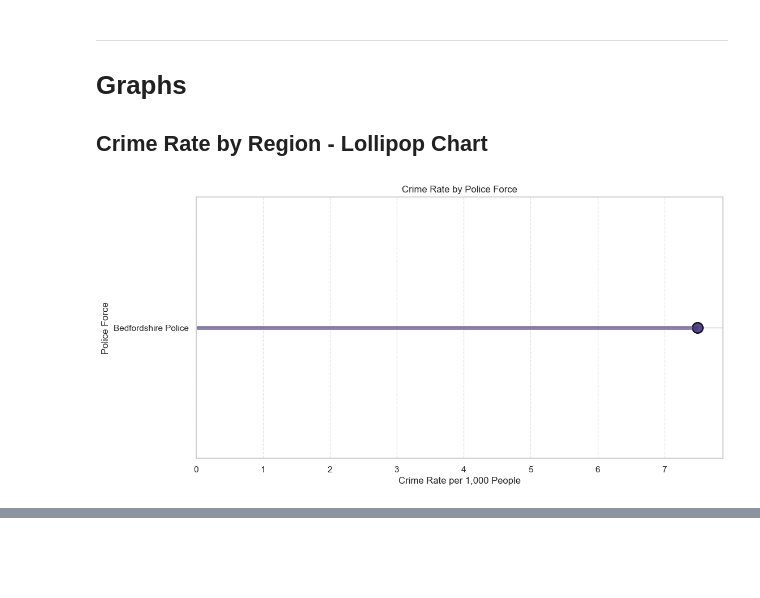
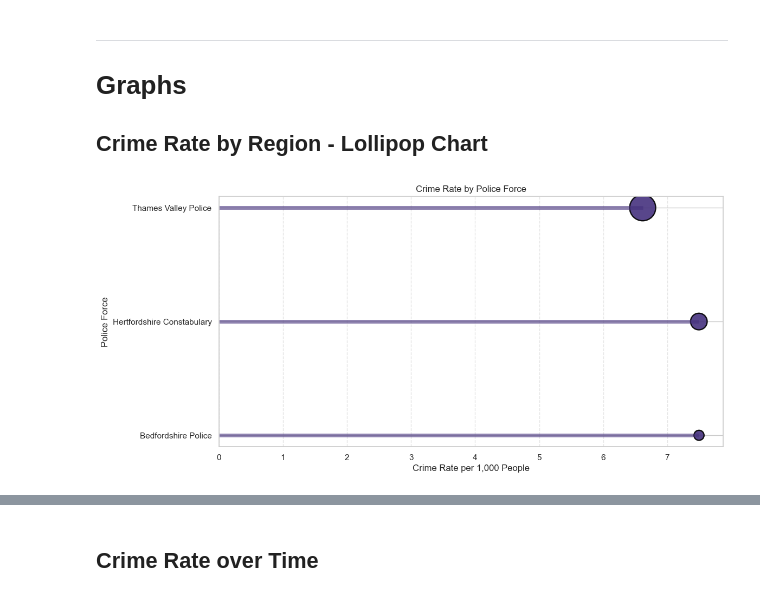
Before and after one commit to zharysc/app-development-Ben-Zharys, a Jupyter notebook: backend.ipynb, the cells around one changed output, grey strips where cells are left out. Saved outputs shown, nothing was run; the diff lists cells and outputs as text; code cells hidden in the pictures; blank space fills up the shorter version.

Commit message:
Added single police_forces input

```diff
--- a/backend.ipynb
+++ b/backend.ipynb
@@ -14,6 +14,8 @@ import mapbox_earcut as earcut
 from pathlib import Path
 import matplotlib.pyplot as plt
 import seaborn as sns
+# %%
+police_forces = ["bedfordshire", "hertfordshire", "thames-valley"]
 # %% [markdown]
 ## Get Police Force Table
 # %%
@@ -769,6 +746,29 @@ df_crimes = cleaning(df_crimes)
 
 theme = ["whitegrid", "viridis"]
 # %%
+
+def add_crime_rate_column(df):
+
+    """
+
+    A function to calculate crime rate by region.
+
+    Input: Dataframe with necessary columns for calculating crime rate by region.
+
+    Output: Dataframe with crime rate by region.
+
+    """
+
+
+
+    # Calculates crime rate per 1,000 people
+    df["crime_rate_per_1000"] = (df["crime_count"] / df["population"]) * 1000
+
+    # Returns dataframe
+    return df
+
+
+
 def get_columns_for_crime_rate_by_region(df_crimes, df_population, df_forces):
 
     """
@@ -793,27 +793,11 @@ def get_columns_for_crime_rate_by_region(df_crimes, df_population, df_forces):
     # Selects necessary columns
     df_result = df_merged_2[["police_force_name", "crime_count", "population"]]
 
+    # Adds crime rate column
+    df_result = add_crime_rate_column(df_result)
+
     # Returns dataframe
     return df_result
-
-
-def add_crime_rate_column(df):
-
-    """
-
-    A function to calculate crime rate by region.
-
-    Input: Dataframe with necessary columns for calculating crime rate by region.
-
-    Output: Dataframe with crime rate by region.
-
-    """
-
-    # Calculates crime rate per 1,000 people
-    df["crime_rate_per_1000"] = (df["crime_count"] / df["population"]) * 1000
-
-    # Returns dataframe
-    return df
 
 
 
@@ -866,32 +850,31 @@ def make_lollipop_chart(df, theme):
     plt.grid(axis="x", linestyle="--", alpha=0.5)
 
     plt.show()
 
 
 
 def crime_rate_by_region_info(df_crime_rate):
 
     """
 
     A function to display information about crime rate by region for the LLM.
 
     Input: Dataframe with crime rate by region.
 
     Output: String containing information about crime rate by region.
 
     """
 
     # Gets descriptive statistics
     info = df_crime_rate.to_string()
 
     # Returns information string
     return info
 
 
 df_crime_rate = get_columns_for_crime_rate_by_region(df_crimes, df_population, df_forces)
-df_crime_rate = add_crime_rate_column(df_crime_rate)
 
 make_lollipop_chart(df_crime_rate, theme)
 print(crime_rate_by_region_info(df_crime_rate))
 # %% [output]
-[figure, old version]
+[figure, new version]
@@ -899,0 +885,2 @@ print(crime_rate_by_region_info(df_crime_rate))
+# %% [markdown]
+## Crime Rate over Time
```
Also changed, not shown: parts of 15 cells of this notebook, 1 other file.
